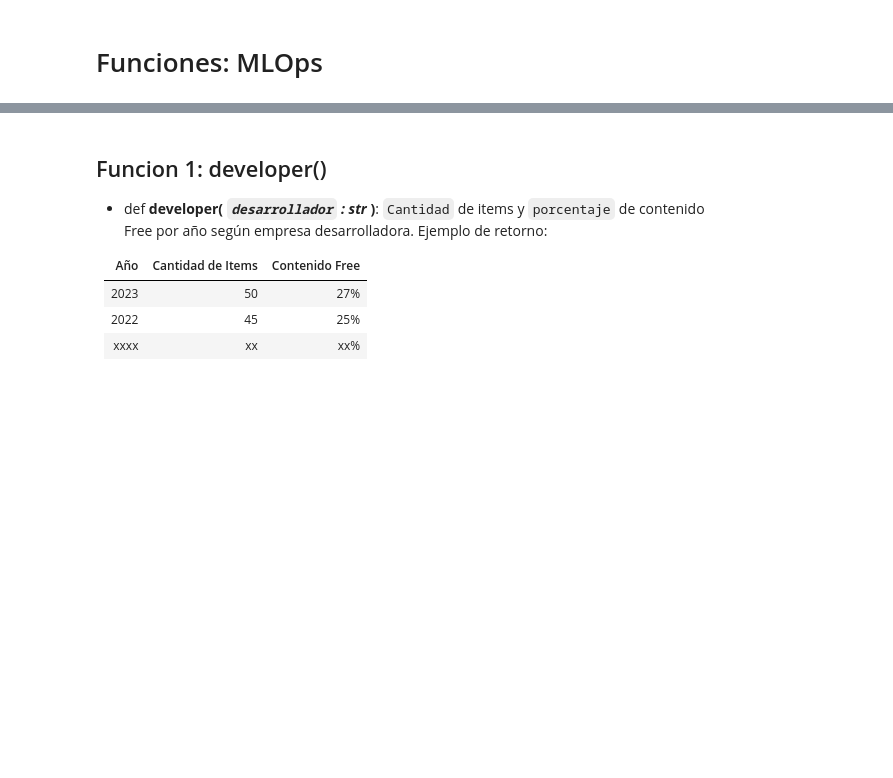
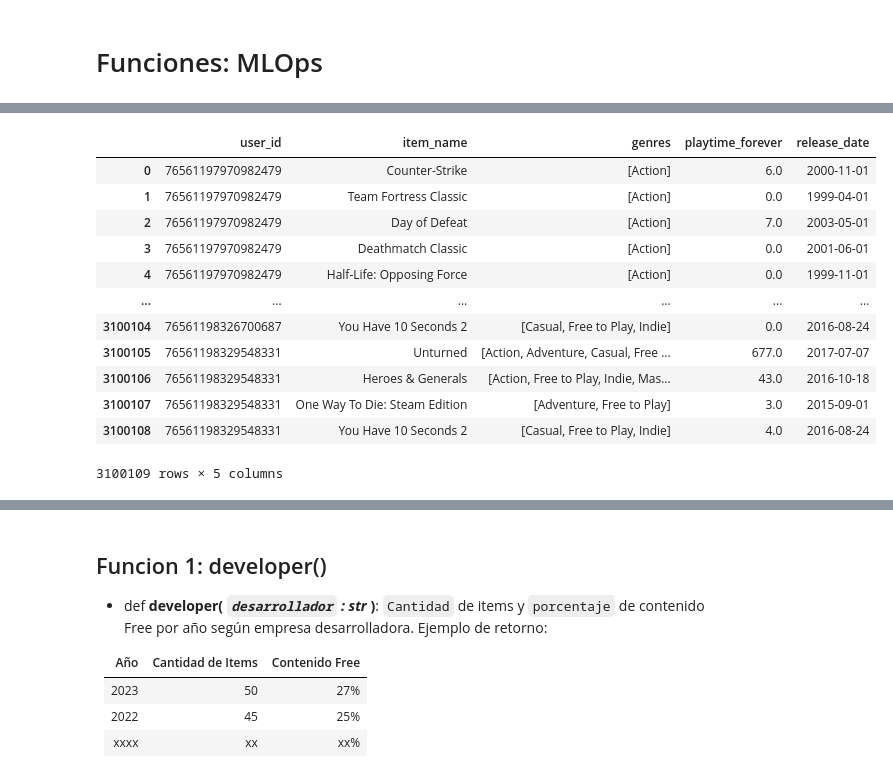
Before and after one commit to JPeraltaBorjas/Sistema_de_Recomendacion_de_videojuegos_MLOps-P1, a Jupyter notebook: 2. Funciones_MLOps.ipynb, the cells around one changed output, grey strips where cells are left out. Cells and saved outputs as stored; diff of their text form; code cells hidden in the pictures; blank space fills up the shorter version.

```diff
--- a/2. Funciones_MLOps.ipynb
+++ b/2. Funciones_MLOps.ipynb
@@ -8,0 +7,5 @@ import seaborn as sns
+# %%
+# Leemos los dataset exportados con anterioridad
+games= pd.read_parquet('steam_games.parquet')
+reviews=pd.read_parquet('user_reviews.parquet')
+items=pd.read_parquet('users_items.parquet')
@@ -8,0 +54,4 @@ import seaborn as sns
+# %%
+# Realizamos la captura de los datos a variables establcidas
+df1_f3=games.copy()
+df2_f3=items.copy()
@@ -8,0 +61,18 @@ import seaborn as sns
+# %%
+# Escogemos las columnas que solamente nos van a ayudar con el analisis
+df3_f3=df3_f3.loc[:,['user_id','item_name','genres','playtime_forever','release_date']]
+df3_f3
+# %% [output]
+|  | user_id | item_name | genres | playtime_forever | release_date |
+| 0 | 76561197970982479 | Counter-Strike | [Action] | 6.0 | 2000-11-01 |
+| 1 | 76561197970982479 | Team Fortress Classic | [Action] | 0.0 | 1999-04-01 |
+| 2 | 76561197970982479 | Day of Defeat | [Action] | 7.0 | 2003-05-01 |
+| 3 | 76561197970982479 | Deathmatch Classic | [Action] | 0.0 | 2001-06-01 |
+| 4 | 76561197970982479 | Half-Life: Opposing Force | [Action] | 0.0 | 1999-11-01 |
+| ... | ... | ... | ... | ... | ... |
+| 3100104 | 76561198326700687 | You Have 10 Seconds 2 | [Casual, Free to Play, Indie] | 0.0 | 2016-08-24 |
+| 3100105 | 76561198329548331 | Unturned | [Action, Adventure, Casual, Free ... | 677.0 | 2017-07-07 |
+| 3100106 | 76561198329548331 | Heroes & Generals | [Action, Free to Play, Indie, Mas... | 43.0 | 2016-10-18 |
+| 3100107 | 76561198329548331 | One Way To Die: Steam Edition | [Adventure, Free to Play] | 3.0 | 2015-09-01 |
+| 3100108 | 76561198329548331 | You Have 10 Seconds 2 | [Casual, Free to Play, Indie] | 4.0 | 2016-08-24 |
+3100109 rows × 5 columns
```
Also changed, not shown: parts of 51 cells of this notebook, 6 other files.
